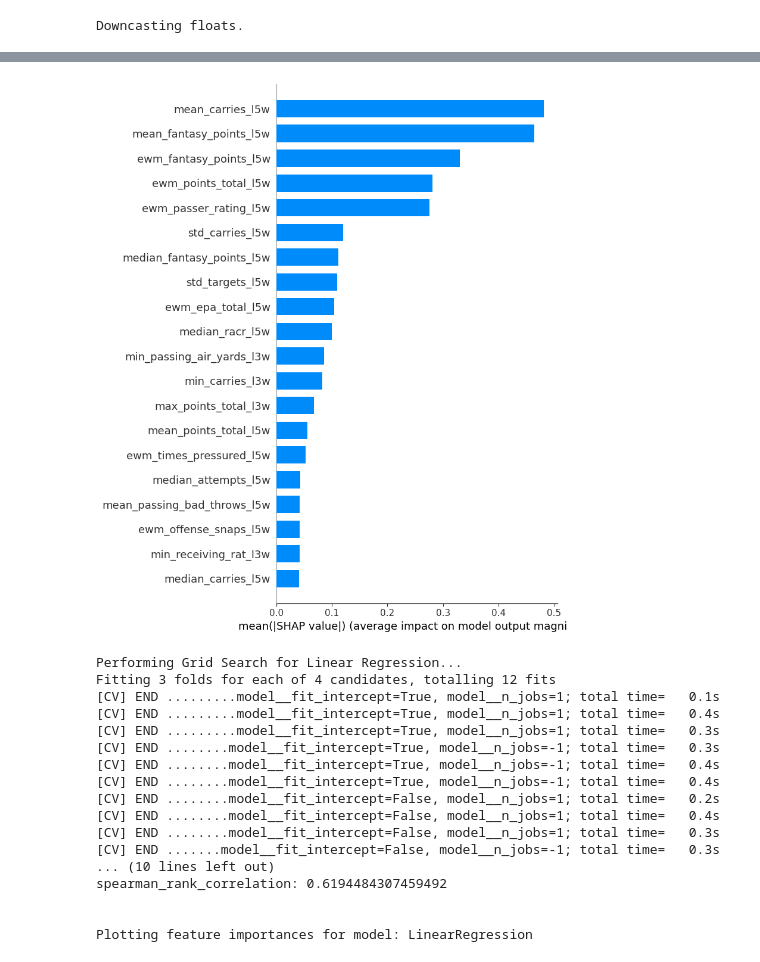
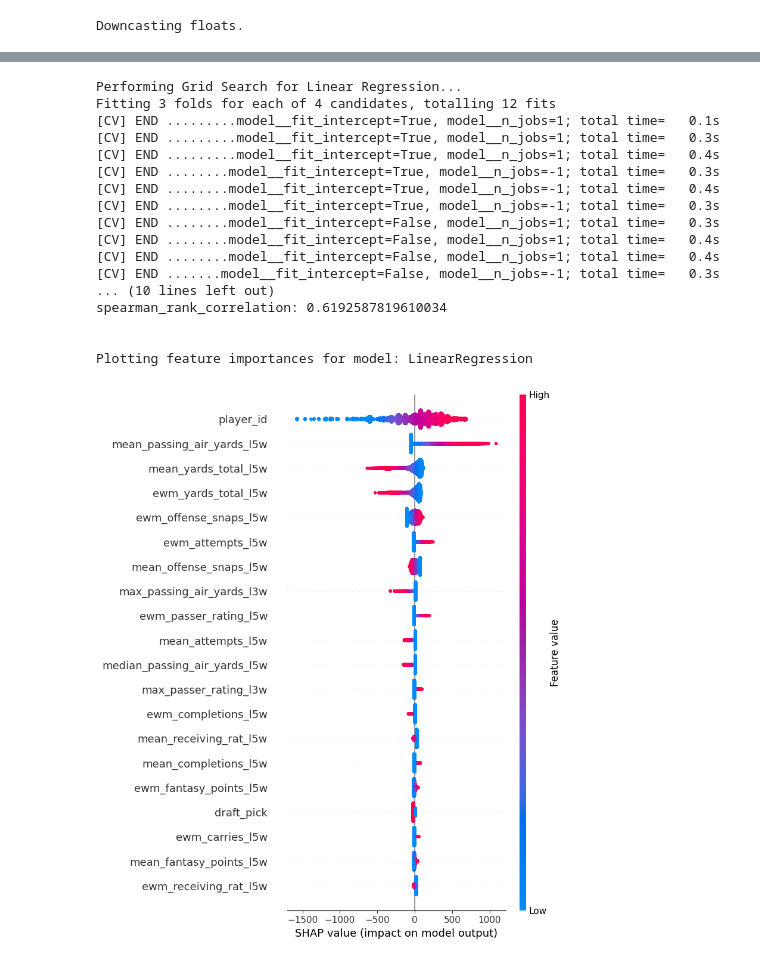
Before and after one commit to Joel-Arenz/ff_data_science, a Jupyter notebook: src/xgb_pipeline_implementation_v2.ipynb, the cells around one changed output, grey strips where cells are left out. Saved outputs shown, nothing was run; the diff lists cells and outputs as text; code cells hidden in the pictures.

Commit message:
Implemented working pipeline and interactive web app for xgb and lr, deployed models

```diff
--- a/src/xgb_pipeline_implementation_v2.ipynb
+++ b/src/xgb_pipeline_implementation_v2.ipynb
@@ -377,9 +377,6 @@ def plot_feature_importances(model, X_train):
     # Summary plot
     shap.summary_plot(shap_values, X_train)
 
-    # Bar plot
-    shap.summary_plot(shap_values, X_train, plot_type="bar")
-
     print("\n")
 # %%
 def main():
@@ -391,9 +388,10 @@ def main():
     # Define the models and their hyperparameters
     models = {
         'XGBoost': (XGBRegressor(), {
-            'model__n_estimators': [100, 500, 1000],
-            'model__max_depth': [3, 6, 7, None],
-            'model__learning_rate': [0.05, 0.1, 0.3]
+            'model__n_estimators': [100, 500],
+            'model__max_depth': [3, 6],
+            'model__learning_rate': [0.05, 0.1],
+            'model__alpha': [0.01, 1, 10],
         }),
         'Linear Regression': (LinearRegression(), {
             'model__fit_intercept': [True, False],
@@ -435,18 +433,18 @@ Plotting feature importances for model: XGBRegressor
+Performing Grid Search for Linear Regression...
+Fitting 3 folds for each of 4 candidates, totalling 12 fits
+[CV] END .........model__fit_intercept=True, model__n_jobs=1; total time=   0.1s
+[CV] END .........model__fit_intercept=True, model__n_jobs=1; total time=   0.3s
+[CV] END .........model__fit_intercept=True, model__n_jobs=1; total time=   0.4s
+[CV] END ........model__fit_intercept=True, model__n_jobs=-1; total time=   0.3s
+[CV] END ........model__fit_intercept=True, model__n_jobs=-1; total time=   0.4s
+[CV] END ........model__fit_intercept=True, model__n_jobs=-1; total time=   0.3s
+[CV] END ........model__fit_intercept=False, model__n_jobs=1; total time=   0.3s
+[CV] END ........model__fit_intercept=False, model__n_jobs=1; total time=   0.4s
+[CV] END ........model__fit_intercept=False, model__n_jobs=1; total time=   0.4s
+[CV] END .......model__fit_intercept=False, model__n_jobs=-1; total time=   0.3s
+... (10 lines left out)
+spearman_rank_correlation: 0.6192587819610034
+
+
+Plotting feature importances for model: LinearRegression
-[figure, old version]
+[figure, new version]
-Performing Grid Search for Linear Regression...
-Fitting 3 folds for each of 4 candidates, totalling 12 fits
-[CV] END .........model__fit_intercept=True, model__n_jobs=1; total time=   0.1s
-[CV] END .........model__fit_intercept=True, model__n_jobs=1; total time=   0.4s
-[CV] END .........model__fit_intercept=True, model__n_jobs=1; total time=   0.3s
-[CV] END ........model__fit_intercept=True, model__n_jobs=-1; total time=   0.3s
-[CV] END ........model__fit_intercept=True, model__n_jobs=-1; total time=   0.4s
-[CV] END ........model__fit_intercept=True, model__n_jobs=-1; total time=   0.4s
-[CV] END ........model__fit_intercept=False, model__n_jobs=1; total time=   0.2s
-[CV] END ........model__fit_intercept=False, model__n_jobs=1; total time=   0.4s
-[CV] END ........model__fit_intercept=False, model__n_jobs=1; total time=   0.3s
-[CV] END .......model__fit_intercept=False, model__n_jobs=-1; total time=   0.3s
-... (10 lines left out)
-spearman_rank_correlation: 0.6194484307459492
-
-
-Plotting feature importances for model: LinearRegression
```
Also changed, not shown: parts of 1 cell of this notebook, 13 other files.
